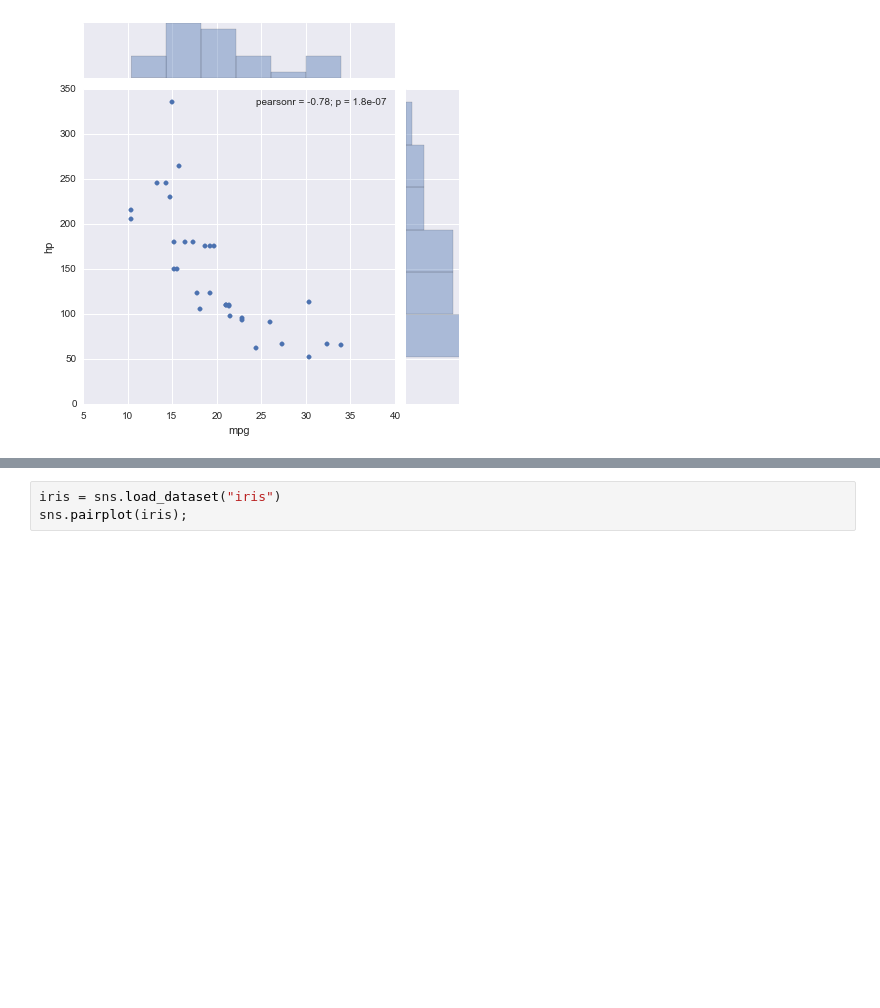
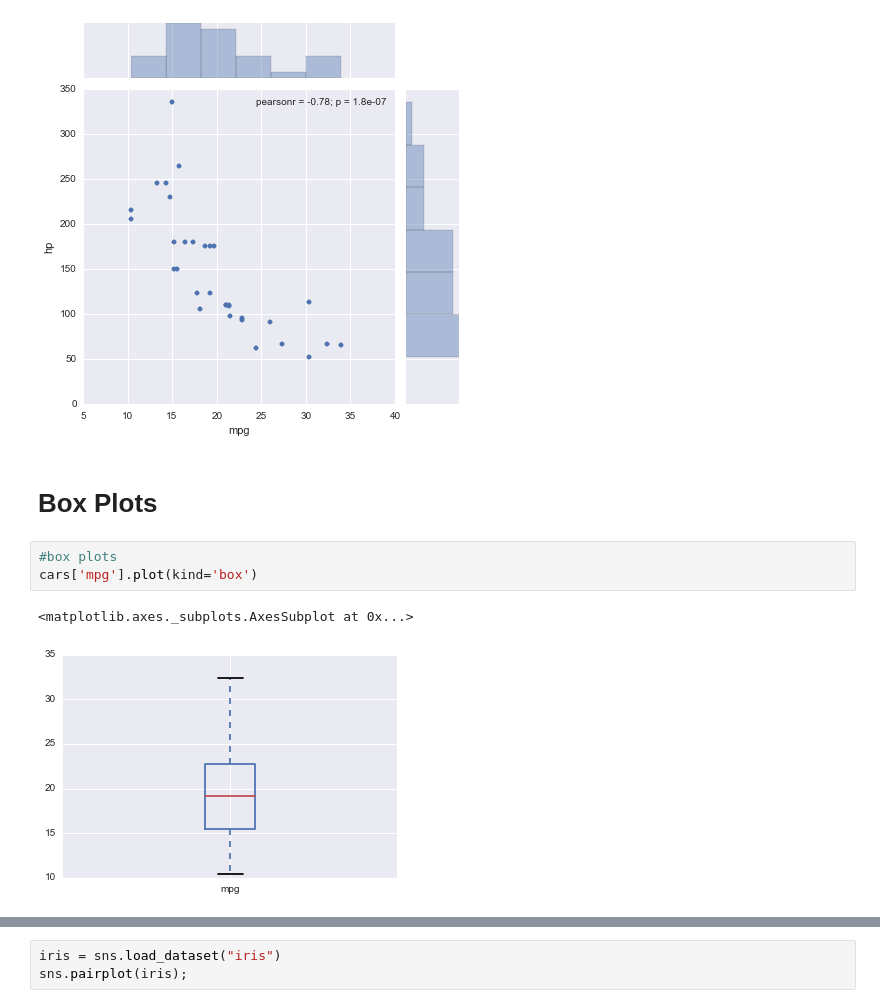
Before and after one commit to sgratzl/ipython-tutorial-VA2015, a Jupyter notebook: 03_Plotting.ipynb, the cells around one changed output, grey strips where cells are left out. Saved outputs shown, nothing was run; the diff lists cells and outputs as text; blank space fills up the shorter version.

```diff
--- a/03_Plotting.ipynb
+++ b/03_Plotting.ipynb
@@ -74,3 +75,11 @@ sns.distplot(cars['mpg'],bins=5);
 sns.jointplot(cars['mpg'],cars['hp']);
 # %% [output]
 [figure]
+# %% [markdown]
+# Box Plots
+# %%
+#box plots
+cars['mpg'].plot(kind='box')
+# %% [output]
+<matplotlib.axes._subplots.AxesSubplot at 0x...>
+[figure, added]
```
Also changed, not shown: parts of 10 cells of this notebook, 1 other file.
